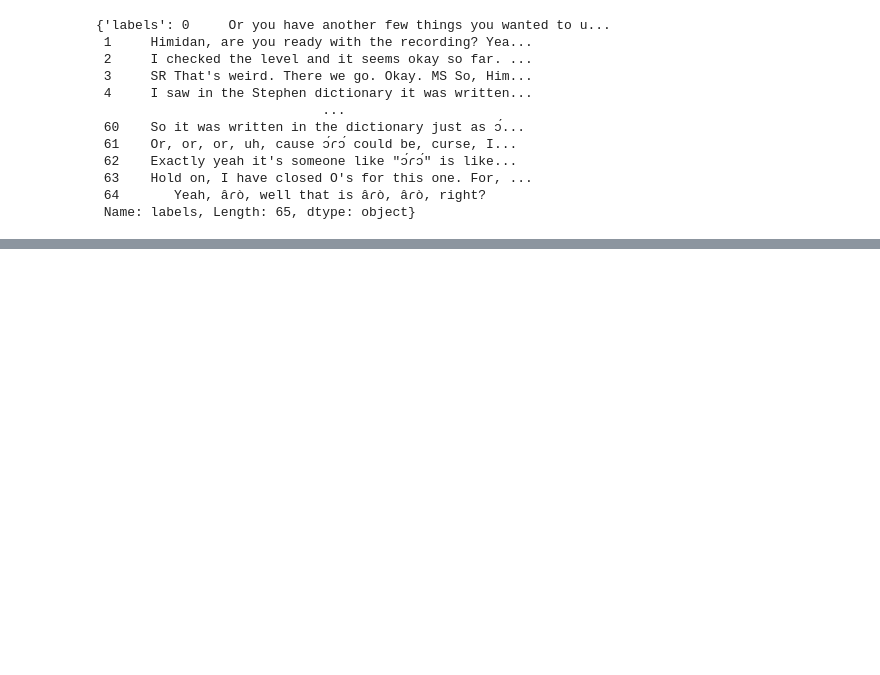
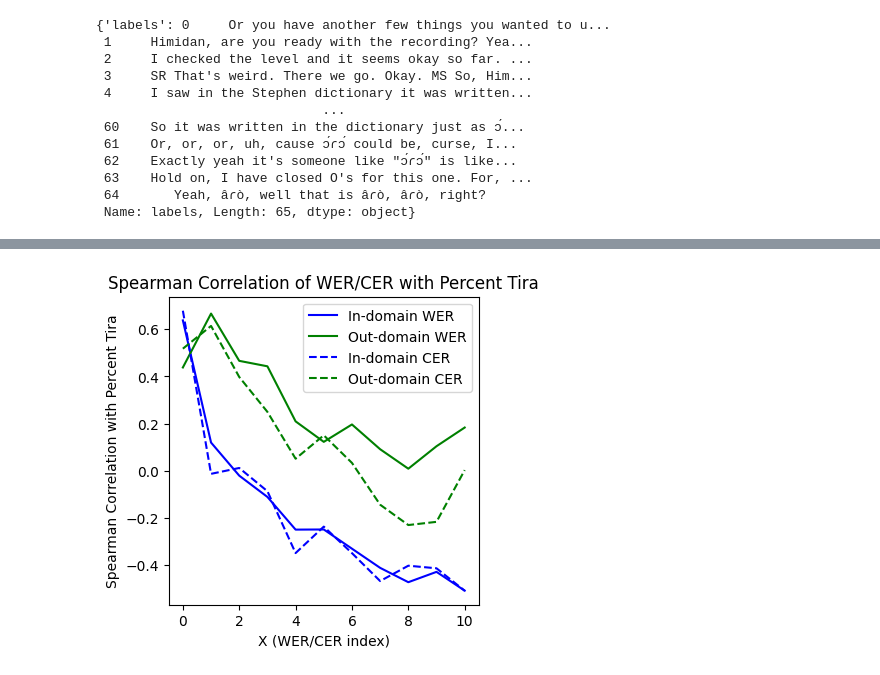
Before and after one commit to markjosims/malachor5, a Jupyter notebook: notebooks/biling_experiment/evaluate.ipynb, the cells around one changed output, grey strips where cells are left out. Drawn from its saved outputs; the diff is of its cells as text; code cells hidden in the pictures; blank space fills up the shorter version.

```diff
--- a/notebooks/biling_experiment/evaluate.ipynb
+++ b/notebooks/biling_experiment/evaluate.ipynb
@@ -161,0 +268,3 @@ sep_preds_df.head()
+# %%
+is_en_word = lambda w: unidecode.unidecode(w)==w
+num_en_word=lambda s:len([x for x in s.split() if is_en_word(x)])
@@ -161,0 +294,14 @@ sep_preds_df.head()
+# %%
+for i in tqdm(range(11)):
+    epoch_col=str(i)
+    colwer=march_preds_df.apply(lambda r: wer(r['labels'], r[epoch_col]), axis=1)
+    colcer=march_preds_df.apply(lambda r: cer(r['labels'], r[epoch_col]), axis=1)
+    march_preds_df['wer'+epoch_col]=colwer
+    march_preds_df['cer'+epoch_col]=colcer
+# %%
+for i in tqdm(range(11)):
+    epoch_col=str(i)
+    colwer=sep_preds_df.apply(lambda r: wer(r['labels'], r[epoch_col]), axis=1)
+    colcer=sep_preds_df.apply(lambda r: cer(r['labels'], r[epoch_col]), axis=1)
+    sep_preds_df['wer'+epoch_col]=colwer
+    sep_preds_df['cer'+epoch_col]=colcer
@@ -162,3 +372,44 @@ sep_preds_df.head()
 # %%
 march_preds_df.to_csv('C:\projects\malachor5\data\elan_outputs\HH20210312_preds.csv')
 sep_preds_df.to_csv('C:\projects\malachor5\data\elan_outputs\HH20210913_preds.csv')
+# %%
+march_preds_df['Percent English']=1-march_preds_df['Percent Tira']
+sep_preds_df['Percent English']=1-sep_preds_df['Percent Tira']
+# %%
+correlation_data = {
+    'wer': {'march_preds_df': [], 'sep_preds_df': []},
+    'cer': {'march_preds_df': [], 'sep_preds_df': []}
+}
+
+# Iterate over wer and cer columns
+for i in range(11):
+    # Calculate Spearman correlation between Percent Tira and each cer/wer column for march_preds_df
+    correlation_data['wer']['march_preds_df'].append(march_preds_df[['Percent Tira', f'wer{i}']].corr(method='spearman').iloc[0, 1])
+    correlation_data['cer']['march_preds_df'].append(march_preds_df[['Percent Tira', f'cer{i}']].corr(method='spearman').iloc[0, 1])
+
+    # Calculate Spearman correlation between Percent Tira and each cer/wer column for sep_preds_df
+    correlation_data['wer']['sep_preds_df'].append(sep_preds_df[['Percent Tira', f'wer{i}']].corr(method='spearman').iloc[0, 1])
+    correlation_data['cer']['sep_preds_df'].append(sep_preds_df[['Percent Tira', f'cer{i}']].corr(method='spearman').iloc[0, 1])
+
+# Plotting
+plt.figure(figsize=(4,4))
+x_values = list(range(11))
+
+# Plot wer correlations
+plt.plot(x_values, correlation_data['wer']['march_preds_df'], label='In-domain WER', linestyle='-', color='blue')
+plt.plot(x_values, correlation_data['wer']['sep_preds_df'], label='Out-domain WER', linestyle='-', color='green')
+
+# Plot cer correlations
+plt.plot(x_values, correlation_data['cer']['march_preds_df'], label='In-domain CER', linestyle='--', color='blue')
+plt.plot(x_values, correlation_data['cer']['sep_preds_df'], label='Out-domain CER', linestyle='--', color='green')
+
+# Adding labels and title
+plt.xlabel('X (WER/CER index)')
+plt.ylabel('Spearman Correlation with Percent Tira')
+plt.title('Spearman Correlation of WER/CER with Percent Tira')
+plt.legend()
+
+# Show plot
+plt.show()
+# %% [output]
+[figure, added]
```
Also changed, not shown: parts of 25 cells of this notebook.
